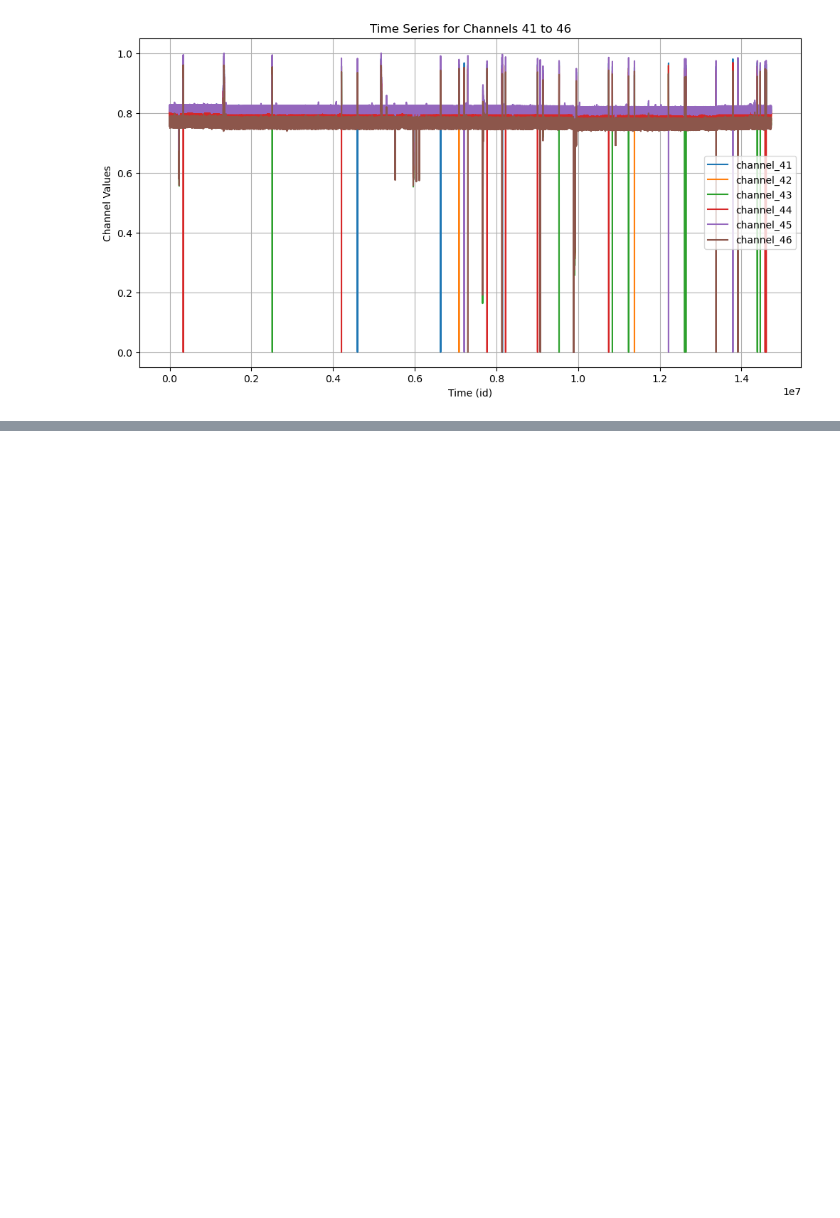
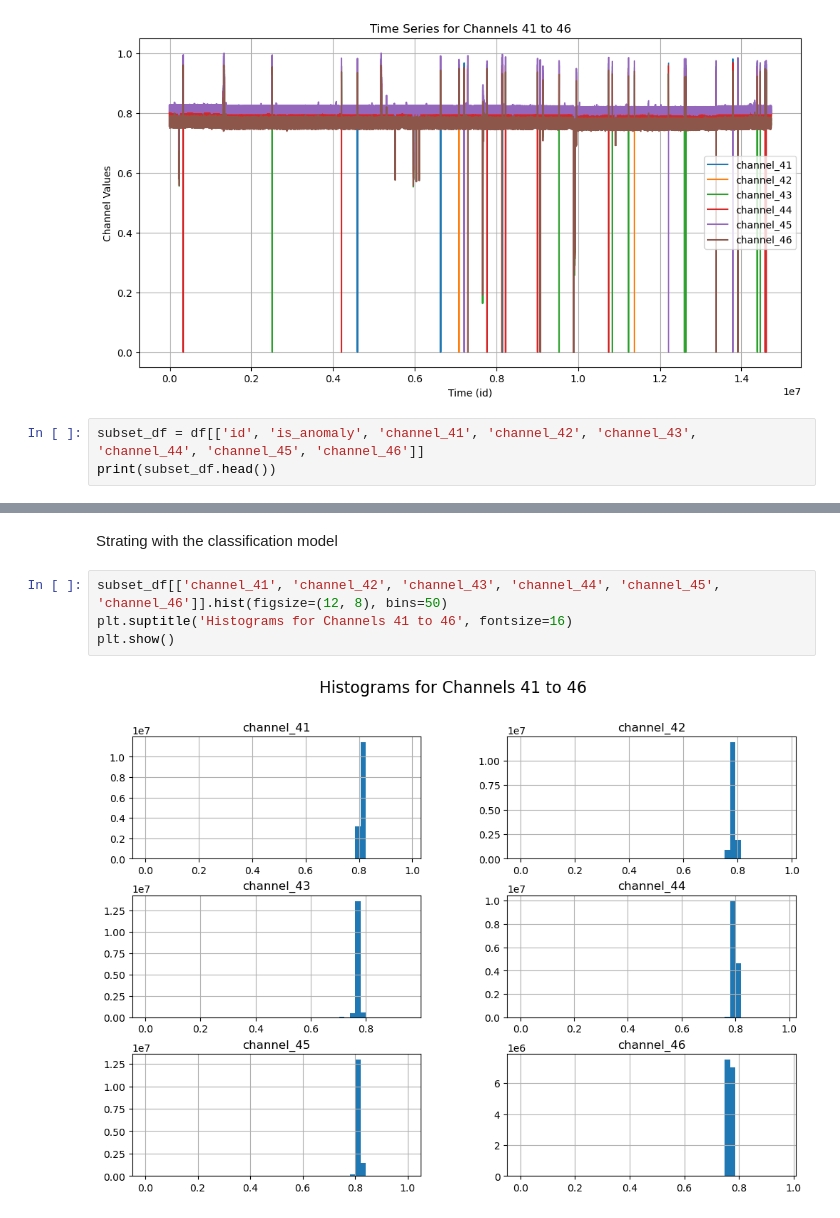
Before and after one commit to ecoakshat/ts_explore, a Jupyter notebook: Kaggle_1/Kaggle_ESA_Try.ipynb, the cells around one changed output, grey strips where cells are left out. Cells and saved outputs as stored; diff of their text form; blank space fills up the shorter version.

```diff
--- a/Kaggle_1/Kaggle_ESA_Try.ipynb
+++ b/Kaggle_1/Kaggle_ESA_Try.ipynb
@@ -66,3 +66,6 @@ plt.grid()
 plt.show()
 # %% [output]
 [figure]
+# %%
+subset_df = df[['id', 'is_anomaly', 'channel_41', 'channel_42', 'channel_43', 'channel_44', 'channel_45', 'channel_46']]
+print(subset_df.head())
@@ -68,0 +86,8 @@ plt.show()
+# %% [markdown]
+Strating with the classification model
+# %%
+subset_df[['channel_41', 'channel_42', 'channel_43', 'channel_44', 'channel_45', 'channel_46']].hist(figsize=(12, 8), bins=50)
+plt.suptitle('Histograms for Channels 41 to 46', fontsize=16)
+plt.show()
+# %% [output]
+[figure, added]
```
Also changed, not shown: parts of 2 cells of this notebook.
